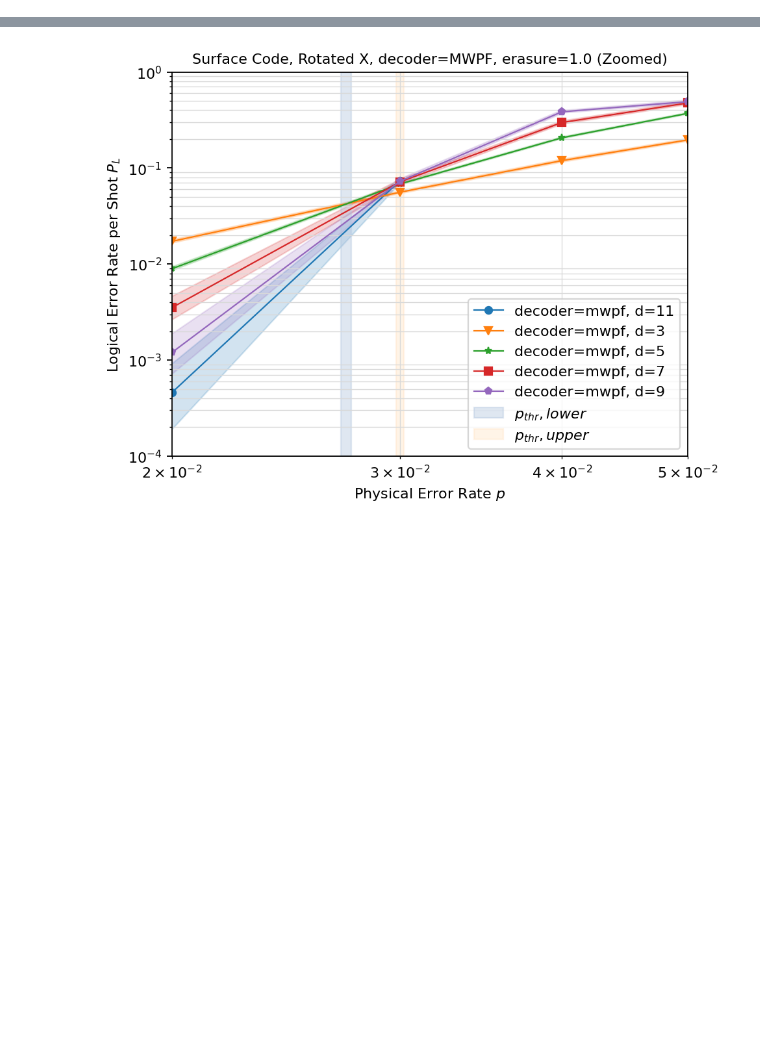
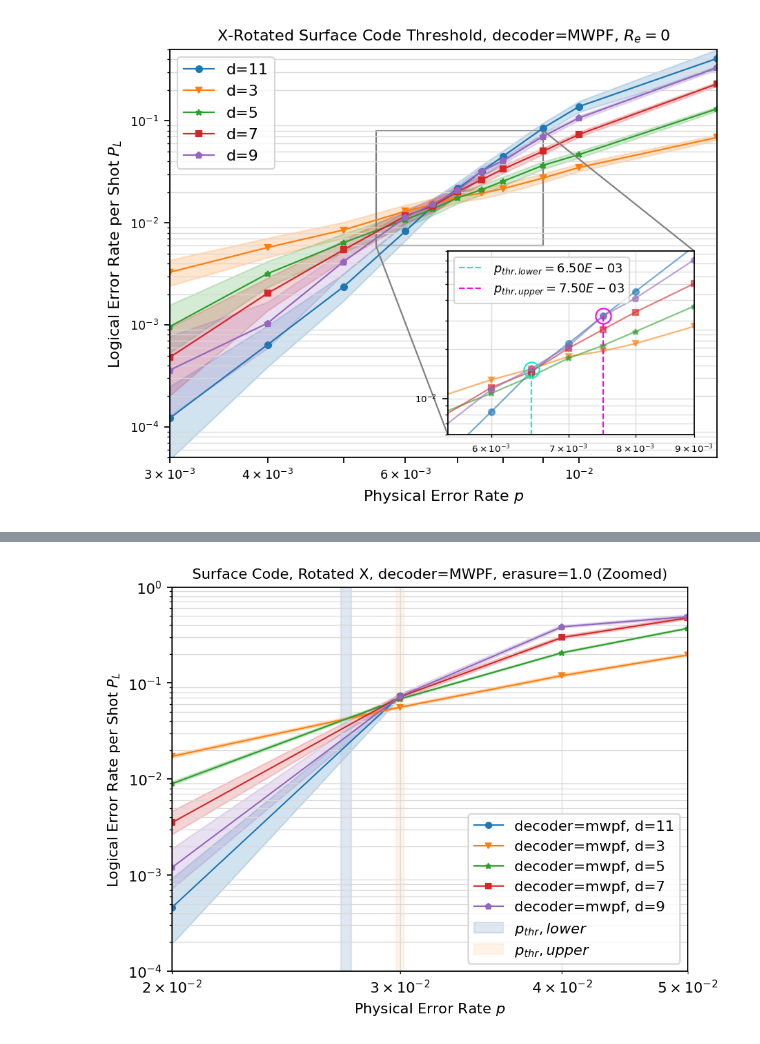
Before and after one commit to leigh-johnson/C191A-qubit-minesweeper, a Jupyter notebook: notebooks/fig1.ipynb, the cells around one changed output, grey strips where cells are left out. Drawn from its saved outputs; the diff is of its cells as text; code cells hidden in the pictures; blank space fills up the shorter version.

```diff
--- a/notebooks/fig1.ipynb
+++ b/notebooks/fig1.ipynb
@@ -151,3 +126,99 @@ fig.set_dpi(160)
+# %%
+# MWPF PLOT R_e = 0
+fig, ax = plt.subplots(1, 1)
+sinter.plot_error_rate(
+    ax=ax,
+    stats=ablation_stats,
+    x_func=lambda stats: stats.json_metadata["p"],
+    group_func=lambda stats: "d=" + str(stats.json_metadata["d"]),
+    # + stats.json_metadata["decoder"]
+    # plot_args_func=lambda idx, curve: dict(markersize=5)
+)
+ax.loglog()
+ax.set_title(
+    "X-Rotated Surface Code Threshold, decoder=MWPF, $R_e=0$",
+    fontdict=dict(fontsize=10),
+)
+ax.set_ylim(5e-5, 5e-1)
+ax.set_xlim(3e-3, 1.5e-2)
+ax.set_xlabel("Physical Error Rate $p$")
+ax.set_ylabel("Logical Error Rate per Shot $P_L$")
+ax.grid(which="major")
+ax.grid(which="minor")
+
+# inset axes
+axins = inset_axes(ax, width="45%", height="45%", loc="lower right", borderpad=1.5)
+axins_ylim = (6e-3, 0.8e-1)
+axins_xlim = (5.5e-3, 9e-3)
+axins.set_ylim(*axins_ylim)
+axins.set_xlim(*axins_xlim)
+
+axins.loglog()
+axins.grid(which="minor")
+# Pull data from the main axes
+for idx, line in enumerate(ax.lines):
+    extras = dict()
+    extras["alpha"] = 0.6
+    axins.plot(
+        line.get_xdata(),
+        line.get_ydata(),
+        color=line.get_color(),
+        linestyle=line.get_linestyle(),
+        marker=line.get_marker(),
+        **extras,
+    )
+# Annotate pthresh points
+pthr_lower = (6.5e-3, 1.5e-2)
+axins.plot(
+    pthr_lower[0],
+    pthr_lower[1],
+    "o",
+    label="_nolegend_",
+    fillstyle="none",
+    markersize=10,
+    color="xkcd:aqua",
+)
+axins.vlines(
+    x=pthr_lower[0],
+    ymin=0,
+    ymax=pthr_lower[1],
+    color="xkcd:aqua",
+    linestyle="--",
+    label="$p_{thr,lower}$" + f"$={pthr_lower[0]:.2E}$",
+)
+pthr_upper = (7.5e-3, 3.2e-2)
+axins.plot(
+    pthr_upper[0],
+    pthr_upper[1],
+    "o",
+    label="_nolegend_",
+    fillstyle="none",
+    markersize=10,
+    color="xkcd:bright magenta",
+)
+axins.vlines(
+    x=pthr_upper[0],
+    ymin=0,
+    ymax=pthr_upper[1],
+    color="xkcd:bright magenta",
+    linestyle="--",
+    label="$p_{thr,upper}$" + f"$={pthr_upper[0]:.2E}$",
+)
+# mark xticks on inset plot at pthr intercept
+# axins.xaxis.set_major_locator(
+#     ticker.FixedLocator([6e-3, 7e-3, 8e-3, pthr_lower[0], pthr_upper[0]])
+# )
+axins.legend(fontsize=8)
+# zoomed region
+mark_inset(ax, axins, loc1=3, loc2=1, fc="none", ec="grey")
+ax.legend()
+ax.tick_params(axis="both", which="both", labelsize=8)
+axins.tick_params(axis="both", which="both", labelsize=6)
+
+ax.xaxis.set_major_locator(ticker.LogLocator(base=10, numticks=15, subs="all"))
+fig.set_dpi(160)
+# %% [output]
+[figure, added]
 # %%
 ERASURE_FILES = [
     "../datasets/circuit=surface_code:rotated_memory_x/decoder=mwpf/erasure=1.0/solver=SolverSerialJointSingleHair/2025-11-28_d=3.csv",
```
Also changed, not shown: parts of 12 cells of this notebook, 10 other files.
